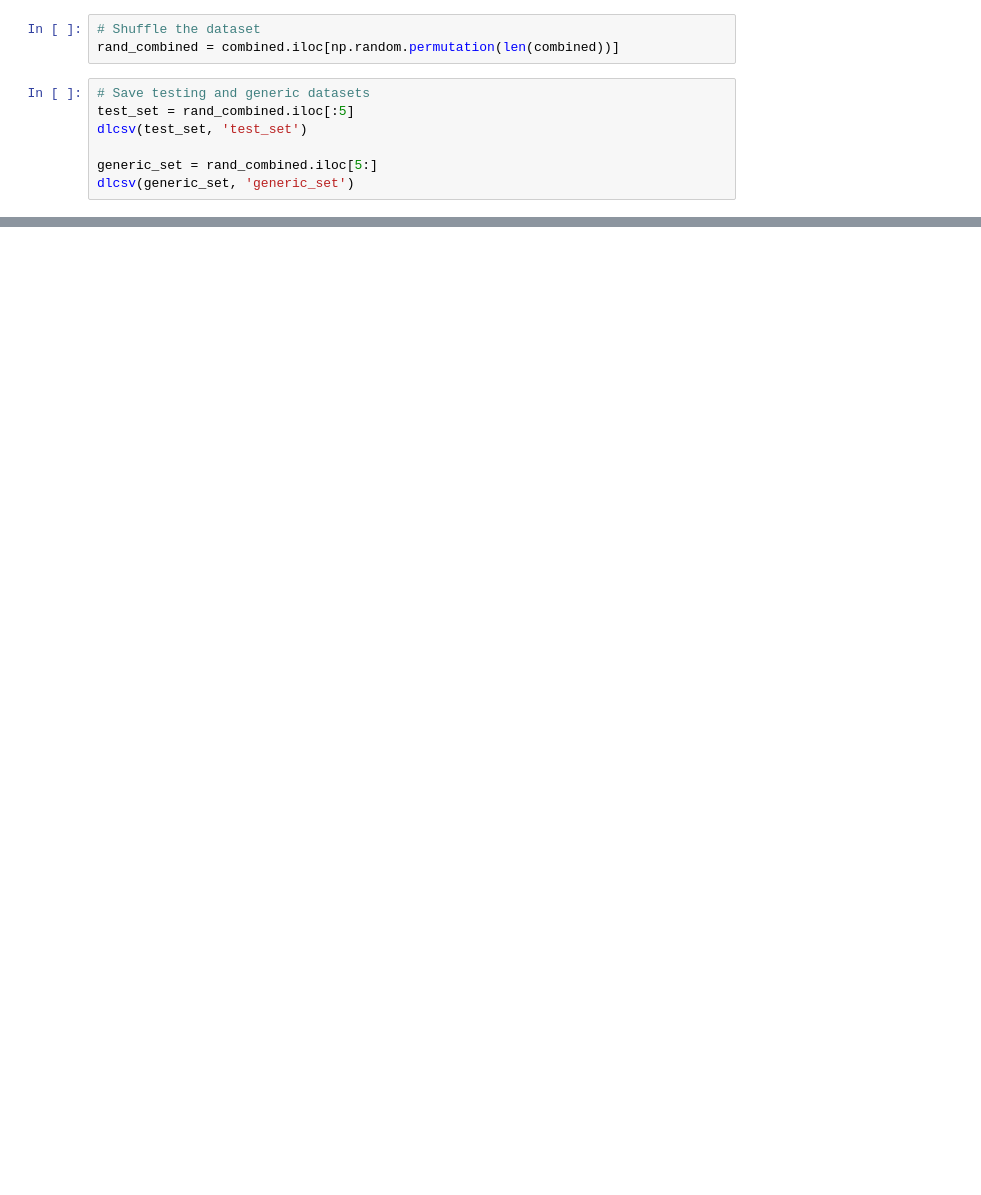
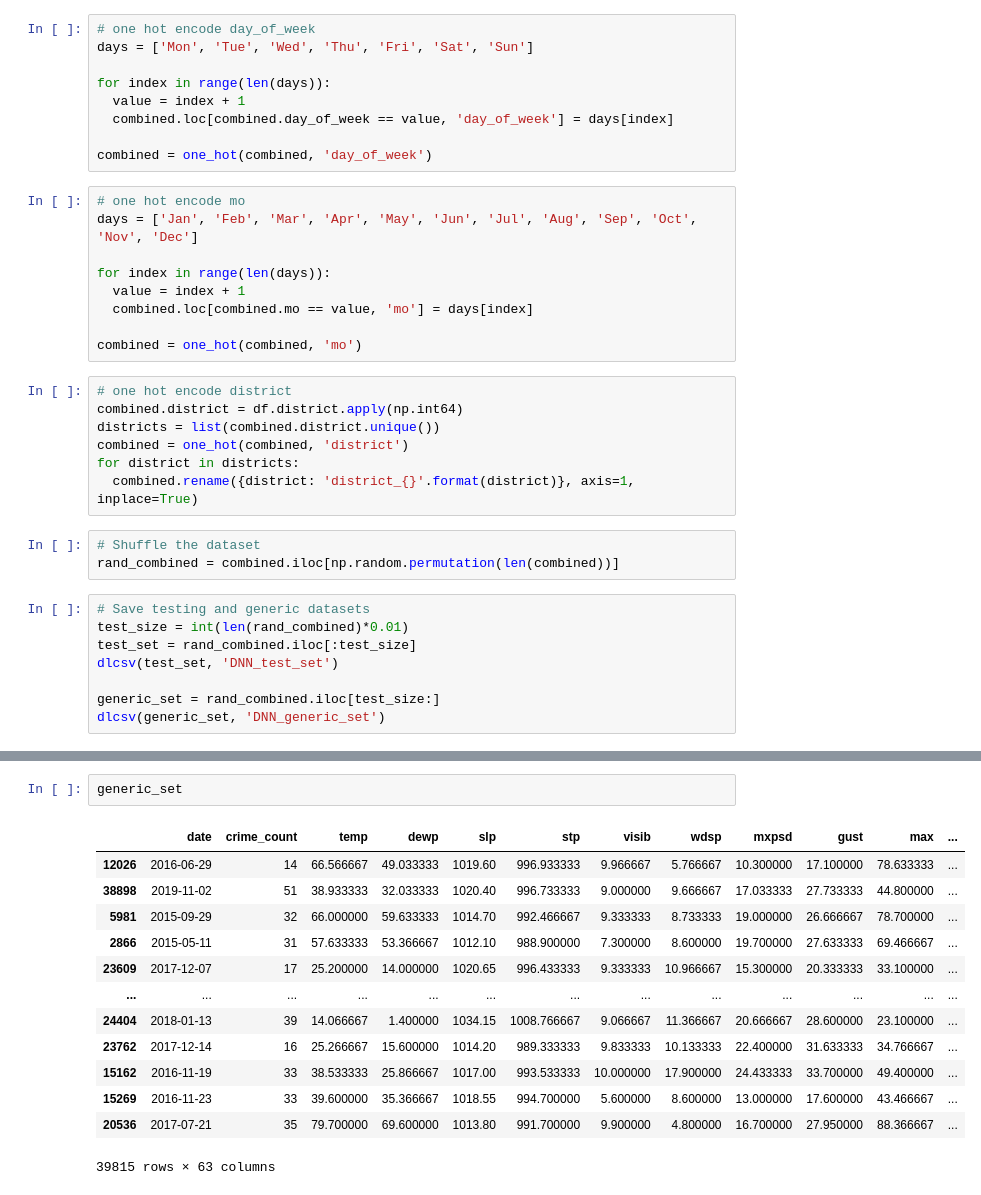
Before and after one commit to MattIzon/16010269_DataAnalytics, a Jupyter notebook: 9_Create_DNN_Test_Generic_Datasets.ipynb, the cells around one changed output, grey strips where cells are left out. Drawn from its saved outputs; the diff is of its cells as text; blank space fills up the shorter version.

```diff
--- a/9_Create_DNN_Test_Generic_Datasets.ipynb
+++ b/9_Create_DNN_Test_Generic_Datasets.ipynb
@@ -53,15 +57,57 @@ cda['day_of_week'].replace(label_conversions, inplace=True)
+# %%
+# one hot encode day_of_week
+days = ['Mon', 'Tue', 'Wed', 'Thu', 'Fri', 'Sat', 'Sun']
+
+for index in range(len(days)):
+  value = index + 1
+  combined.loc[combined.day_of_week == value, 'day_of_week'] = days[index]
+
+combined = one_hot(combined, 'day_of_week')
+# %%
+# one hot encode mo
+days = ['Jan', 'Feb', 'Mar', 'Apr', 'May', 'Jun', 'Jul', 'Aug', 'Sep', 'Oct', 'Nov', 'Dec']
+
+for index in range(len(days)):
+  value = index + 1
+  combined.loc[combined.mo == value, 'mo'] = days[index]
+
+combined = one_hot(combined, 'mo')
+# %%
+# one hot encode district
+combined.district = df.district.apply(np.int64)
+districts = list(combined.district.unique())
+combined = one_hot(combined, 'district')
+for district in districts:
+  combined.rename({district: 'district_{}'.format(district)}, axis=1, inplace=True)
 # %%
 # Shuffle the dataset
 rand_combined = combined.iloc[np.random.permutation(len(combined))]
 # %%
 # Save testing and generic datasets
-test_set = rand_combined.iloc[:5]
-dlcsv(test_set, 'test_set')
+test_size = int(len(rand_combined)*0.01)
+test_set = rand_combined.iloc[:test_size]
+dlcsv(test_set, 'DNN_test_set')
 
-generic_set = rand_combined.iloc[5:]
-dlcsv(generic_set, 'generic_set')
+generic_set = rand_combined.iloc[test_size:]
+dlcsv(generic_set, 'DNN_generic_set')
 # %% [output]
 [interactive output not drawn]
 [interactive output not drawn]
 [interactive output not drawn]
 [interactive output not drawn]
+# %%
+generic_set
+# %% [output]
+|  | date | crime_count | temp | dewp | slp | stp | visib | wdsp | mxpsd | gust | max | ... |
+| 12026 | 2016-06-29 | 14 | 66.566667 | 49.033333 | 1019.60 | 996.933333 | 9.966667 | 5.766667 | 10.300000 | 17.100000 | 78.633333 | ... |
+| 38898 | 2019-11-02 | 51 | 38.933333 | 32.033333 | 1020.40 | 996.733333 | 9.000000 | 9.666667 | 17.033333 | 27.733333 | 44.800000 | ... |
+| 5981 | 2015-09-29 | 32 | 66.000000 | 59.633333 | 1014.70 | 992.466667 | 9.333333 | 8.733333 | 19.000000 | 26.666667 | 78.700000 | ... |
+| 2866 | 2015-05-11 | 31 | 57.633333 | 53.366667 | 1012.10 | 988.900000 | 7.300000 | 8.600000 | 19.700000 | 27.633333 | 69.466667 | ... |
+| 23609 | 2017-12-07 | 17 | 25.200000 | 14.000000 | 1020.65 | 996.433333 | 9.333333 | 10.966667 | 15.300000 | 20.333333 | 33.100000 | ... |
+| ... | ... | ... | ... | ... | ... | ... | ... | ... | ... | ... | ... | ... |
+| 24404 | 2018-01-13 | 39 | 14.066667 | 1.400000 | 1034.15 | 1008.766667 | 9.066667 | 11.366667 | 20.666667 | 28.600000 | 23.100000 | ... |
+| 23762 | 2017-12-14 | 16 | 25.266667 | 15.600000 | 1014.20 | 989.333333 | 9.833333 | 10.133333 | 22.400000 | 31.633333 | 34.766667 | ... |
+| 15162 | 2016-11-19 | 33 | 38.533333 | 25.866667 | 1017.00 | 993.533333 | 10.000000 | 17.900000 | 24.433333 | 33.700000 | 49.400000 | ... |
+| 15269 | 2016-11-23 | 33 | 39.600000 | 35.366667 | 1018.55 | 994.700000 | 5.600000 | 8.600000 | 13.000000 | 17.600000 | 43.466667 | ... |
+| 20536 | 2017-07-21 | 35 | 79.700000 | 69.600000 | 1013.80 | 991.700000 | 9.900000 | 4.800000 | 16.700000 | 27.950000 | 88.366667 | ... |
+39815 rows × 63 columns
```
Also changed, not shown: parts of 6 cells of this notebook.
